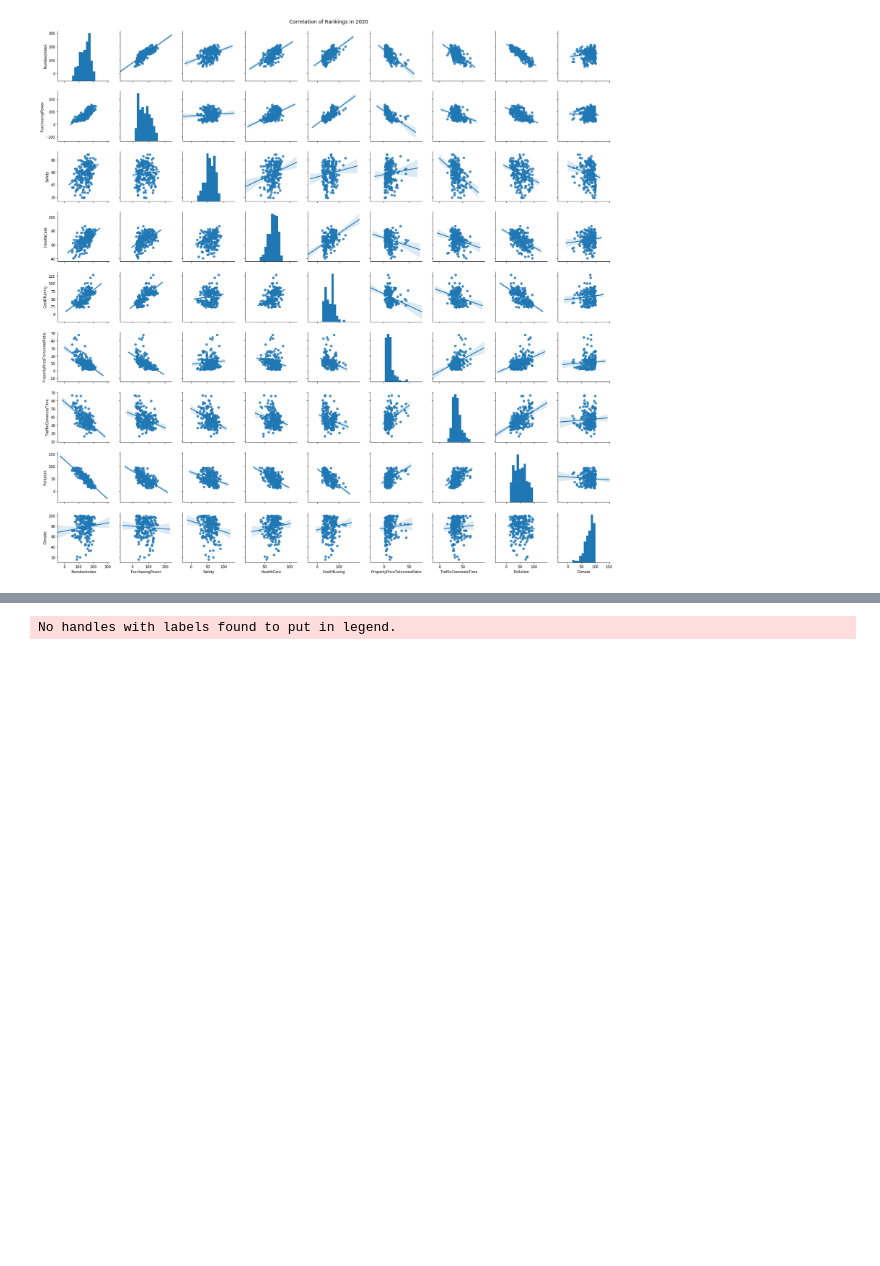
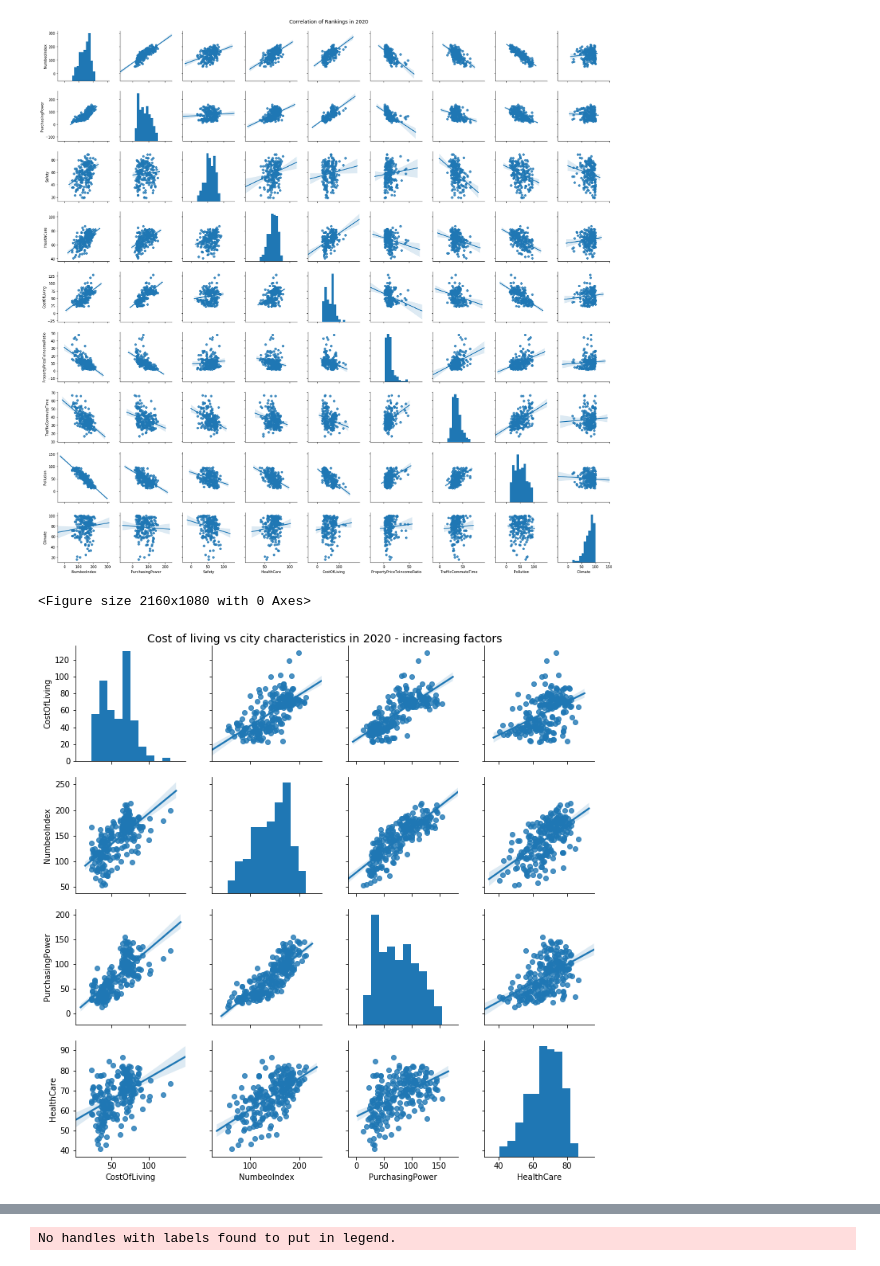
Before and after one commit to helmuthb/data-oriented-programming, a Jupyter notebook: Numbeo.ipynb, the cells around one changed output, grey strips where cells are left out. Saved outputs shown, nothing was run; the diff lists cells and outputs as text; code cells hidden in the pictures; blank space fills up the shorter version.

Commit message:
Added detail plots for cost correlation

```diff
--- a/Numbeo.ipynb
+++ b/Numbeo.ipynb
@@ -481,3 +481,19 @@ g.fig.savefig('visuals/CorrelationOfRankingsIn2020.png')
 # %% [output]
 <Figure size 2160x1080 with 0 Axes>
 [figure]
+# %%
+#plotting subset of the features that lead to an increase of the cost of living:
+fig = plt.figure(figsize=(30,15))
+#fig.suptitle('Correlation of Rankings in 2020', fontsize='x-large', fontweight='bold')
+
+#ax = fig.add_subplot(111)
+g = sns.pairplot(dfNumbeo2020_cleaned.loc[:,['CostOfLiving','NumbeoIndex','PurchasingPower','HealthCare']],kind="reg")
+g.fig.suptitle("Cost of living vs city characteristics in 2020 - increasing factors", y=0.97,fontsize=14)
+g.fig.subplots_adjust(top=0.95)
+
+# plt.title('Correlation of Rankings in 2020', fontdict=fontdict, color="black", position=(0.5,1));
+
+g.fig.savefig('visuals/CostOfLivingCorrelationIn2020.png')
+# %% [output]
+<Figure size 2160x1080 with 0 Axes>
+[figure, added]
```
Also changed, not shown: parts of 7 cells of this notebook, 13 other files.
